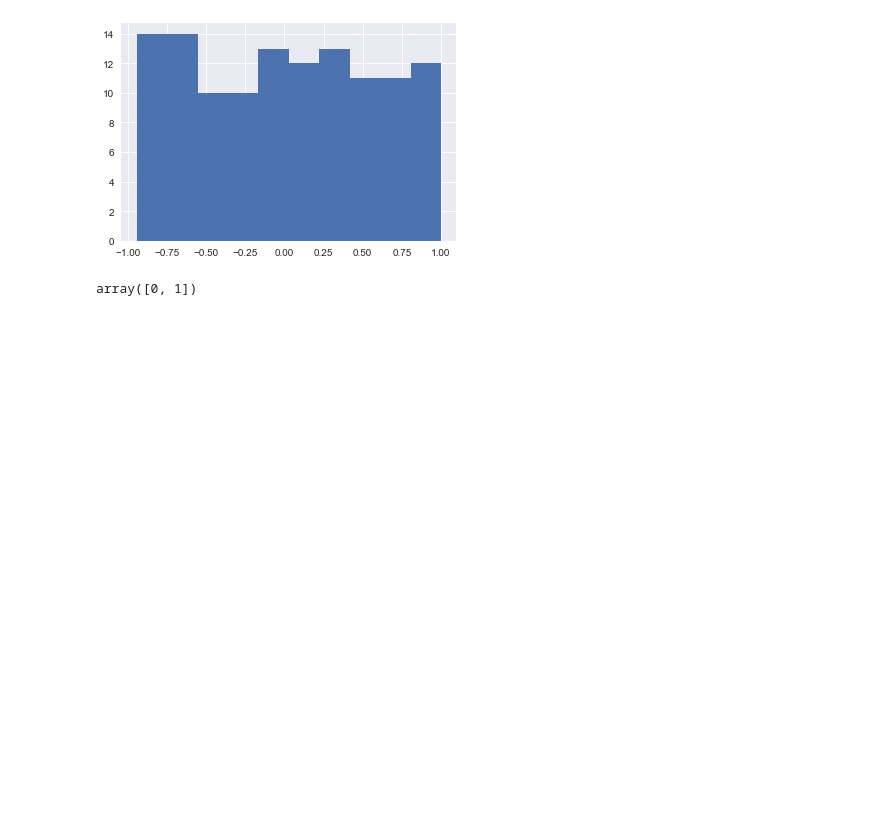
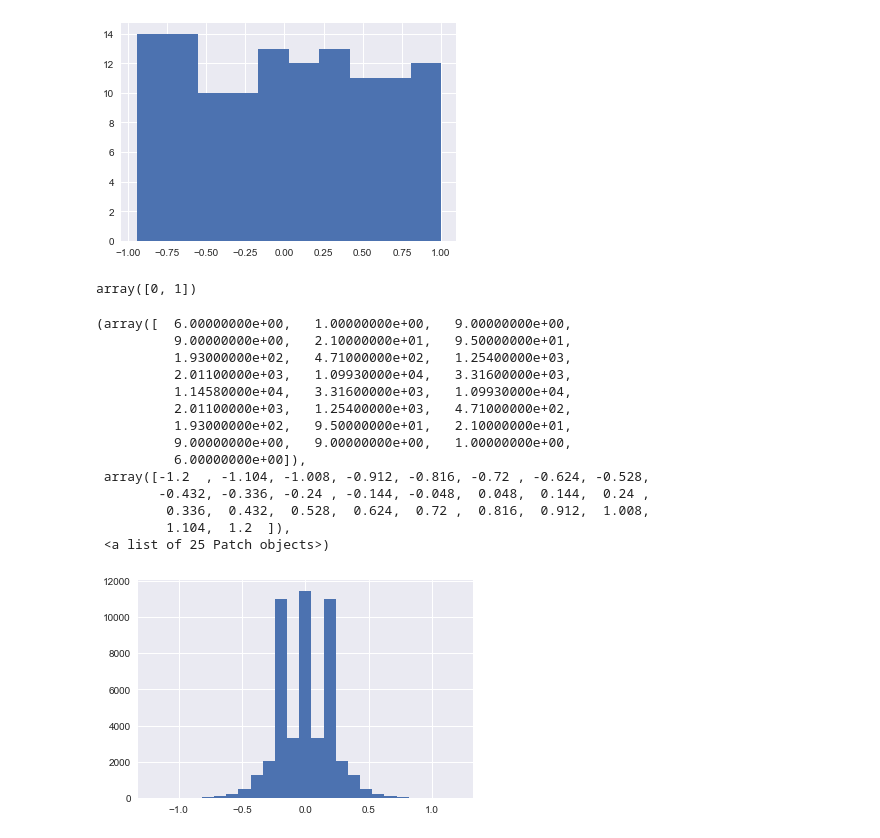
Before and after one commit to suryasumukh/CarND-Behavioral-Cloning-P3, a Jupyter notebook: notebooks/exploration.ipynb, the cells around one changed output. Drawn from its saved outputs; the diff is of its cells as text; code cells hidden in the pictures; blank space fills up the shorter version.

```diff
--- a/notebooks/exploration.ipynb
+++ b/notebooks/exploration.ipynb
@@ -188,3 +190,24 @@ plt.hist(rsmpl)
 np.random.choice(2, 2)
 # %% [output]
 array([0, 1])
+# %%
+angles = np.hstack((sample_run['steering'], sample_run['steering']+0.2, sample_run['steering']-0.2,
+                    -sample_run['steering'], -sample_run['steering']-0.2, -sample_run['steering']+0.2))
+# %%
+plt.hist(angles, bins=25)
+# %% [output]
+(array([  6.00000000e+00,   1.00000000e+00,   9.00000000e+00,
+          9.00000000e+00,   2.10000000e+01,   9.50000000e+01,
+          1.93000000e+02,   4.71000000e+02,   1.25400000e+03,
+          2.01100000e+03,   1.09930000e+04,   3.31600000e+03,
+          1.14580000e+04,   3.31600000e+03,   1.09930000e+04,
+          2.01100000e+03,   1.25400000e+03,   4.71000000e+02,
+          1.93000000e+02,   9.50000000e+01,   2.10000000e+01,
+          9.00000000e+00,   9.00000000e+00,   1.00000000e+00,
+          6.00000000e+00]),
+ array([-1.2  , -1.104, -1.008, -0.912, -0.816, -0.72 , -0.624, -0.528,
+        -0.432, -0.336, -0.24 , -0.144, -0.048,  0.048,  0.144,  0.24 ,
+         0.336,  0.432,  0.528,  0.624,  0.72 ,  0.816,  0.912,  1.008,
+         1.104,  1.2  ]),
+ <a list of 25 Patch objects>)
+[figure, added]
```
Also changed, not shown: parts of 12 cells of this notebook, 2 other files.
